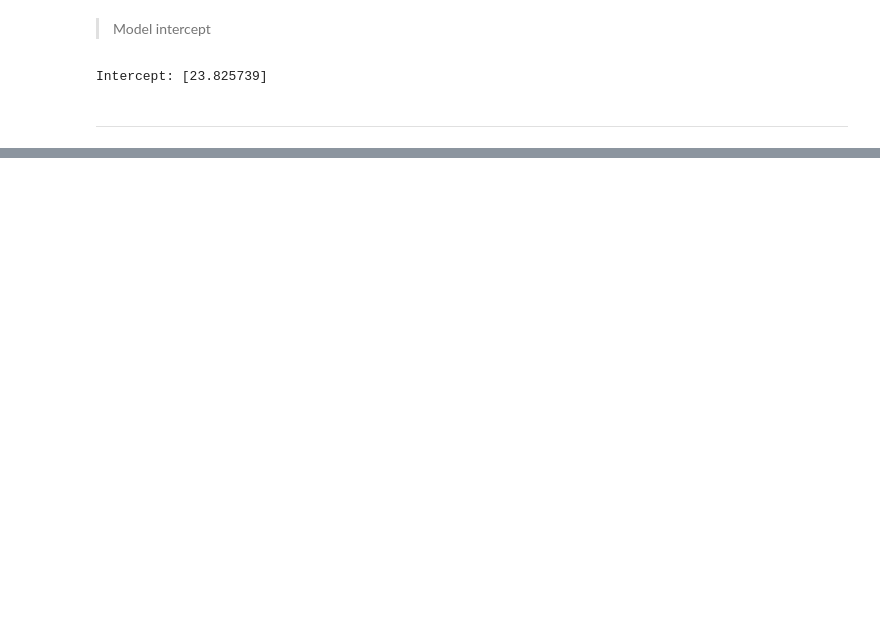
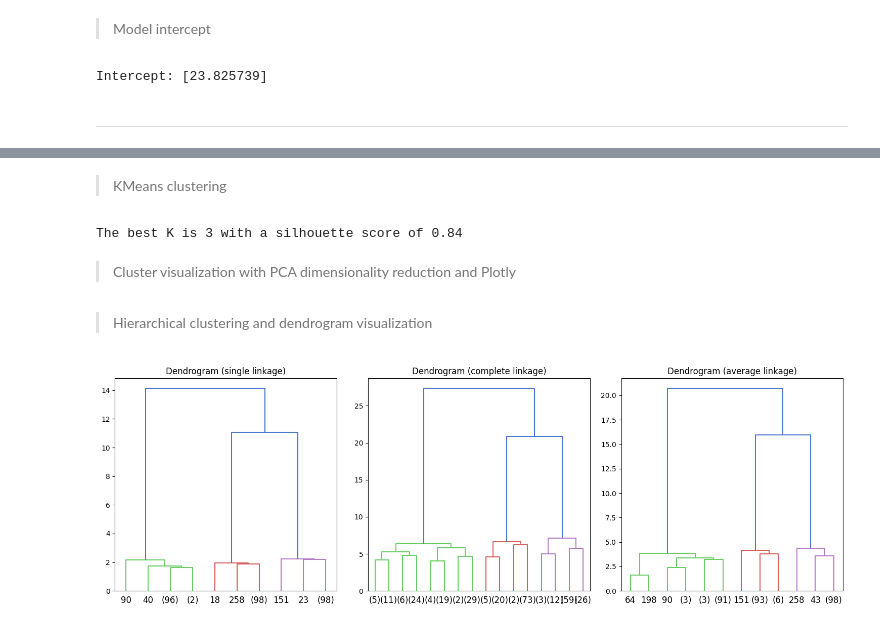
Before and after one commit to R-802/AIML231_T1_2024, a Jupyter notebook: Assignment_3/AIML231 Assignment 3.ipynb, the cells around one changed output, grey strips where cells are left out. Cells and saved outputs as stored; diff of their text form; code cells hidden in the pictures; blank space fills up the shorter version.

Commit message:
feat: Update data loading and preprocessing in AIML231 Assignment 3 Part 3.ipynb

```diff
--- a/Assignment_3/AIML231 Assignment 3.ipynb
+++ b/Assignment_3/AIML231 Assignment 3.ipynb
@@ -358,0 +358,34 @@ Intercept: [23.825739]
+# %%
+from sklearn.datasets import make_blobs
+
+# Generate the dataset
+X_mb, y_mb = make_blobs(n_samples=300, centers=3, n_features=4, random_state=random_seed)
+X_mb_df = pd.DataFrame(X_mb)
+# %% [markdown]
+> KMeans clustering
+# %%
+from sklearn.cluster import KMeans
+from sklearn.metrics import silhouette_score
+
+silhouette_scores = []
+
+# Range of K values to try
+K_values = range(2, 6)
+
+for K in K_values:
+    # Perform K-means clustering
+    kmeans = KMeans(n_clusters=K, random_state=random_seed)
+    kmeans.fit(X_mb)
+
+    # Compute the silhouette score
+    score = silhouette_score(X_mb, kmeans.labels_)
+    silhouette_scores.append(score)
+
+# Determine the best K
+best_K = K_values[silhouette_scores.index(max(silhouette_scores))]
+
+print(f'The best K is {best_K} with a silhouette score of {max(silhouette_scores):.2f}')
+# %% [output]
+The best K is 3 with a silhouette score of 0.84
+# %% [markdown]
+> Cluster visualization with PCA dimensionality reduction and Plotly
@@ -358,0 +426,33 @@ Intercept: [23.825739]
+# %% [markdown]
+> Hierarchical clustering and dendrogram visualization
+# %%
+from sklearn.cluster import AgglomerativeClustering
+from scipy.cluster.hierarchy import dendrogram, linkage
+import matplotlib.pyplot as plt
+
+# Define the linkage methods
+linkage_methods = ['single', 'complete', 'average']
+
+# Create a subplot figure
+fig, axs = plt.subplots(1, 3, figsize=(15, 5))
+
+# Loop over each linkage method
+for i, method in enumerate(linkage_methods):
+    # Apply hierarchical clustering
+    model = AgglomerativeClustering(linkage=method)
+    model = model.fit(X_mb)
+
+    # Create a linkage matrix
+    Z = linkage(X_mb, method)
+
+    # Create a dendrogram
+    dendrogram(Z, ax=axs[i], truncate_mode='level', p=3)
+
+    # Set the title
+    axs[i].set_title(f'Dendrogram ({method} linkage)')
+
+# Show the plot
+plt.tight_layout()
+plt.show()
+# %% [output]
+[figure, added]
```
Also changed, not shown: parts of 6 cells of this notebook, 2 other files.
